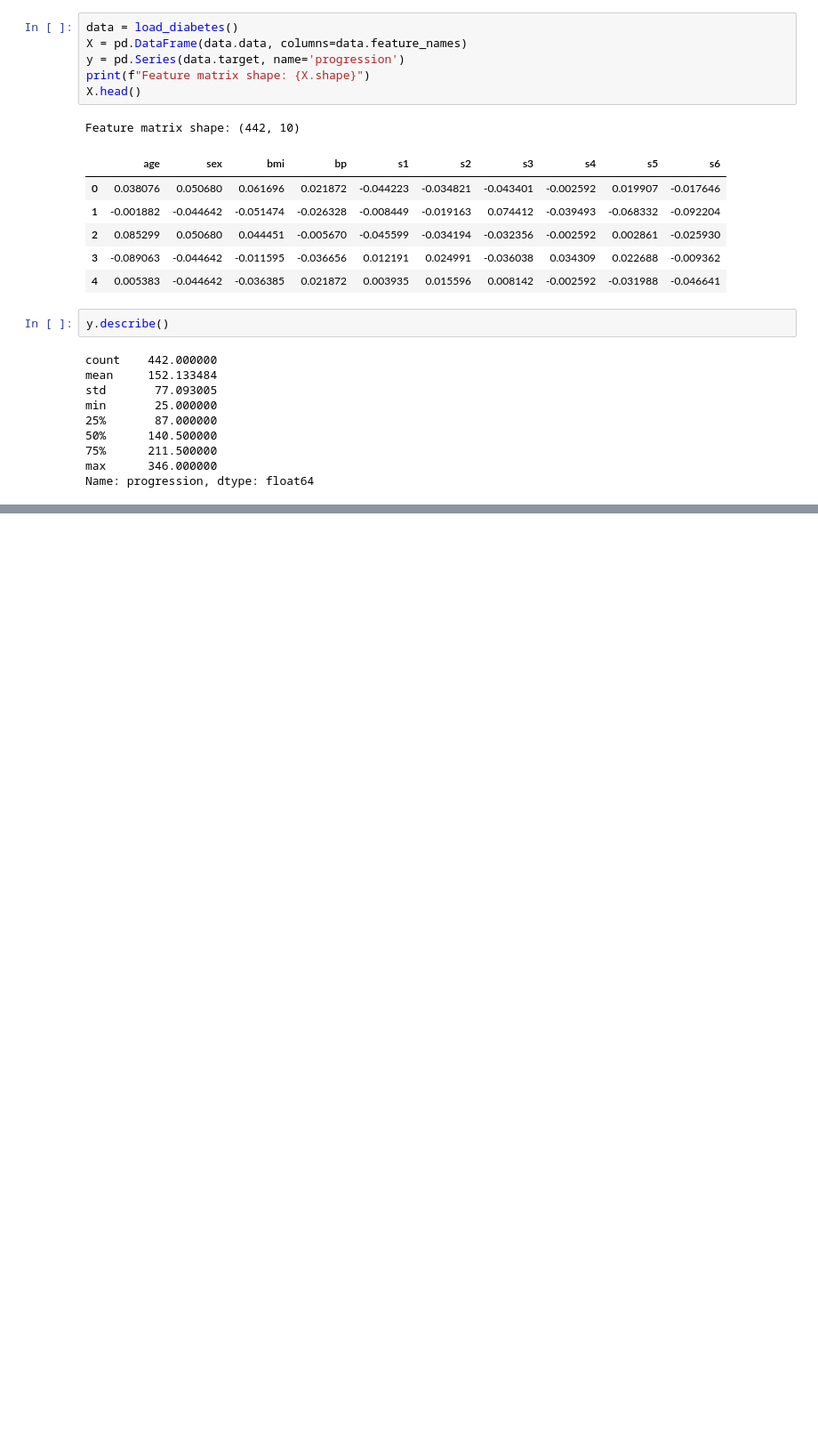
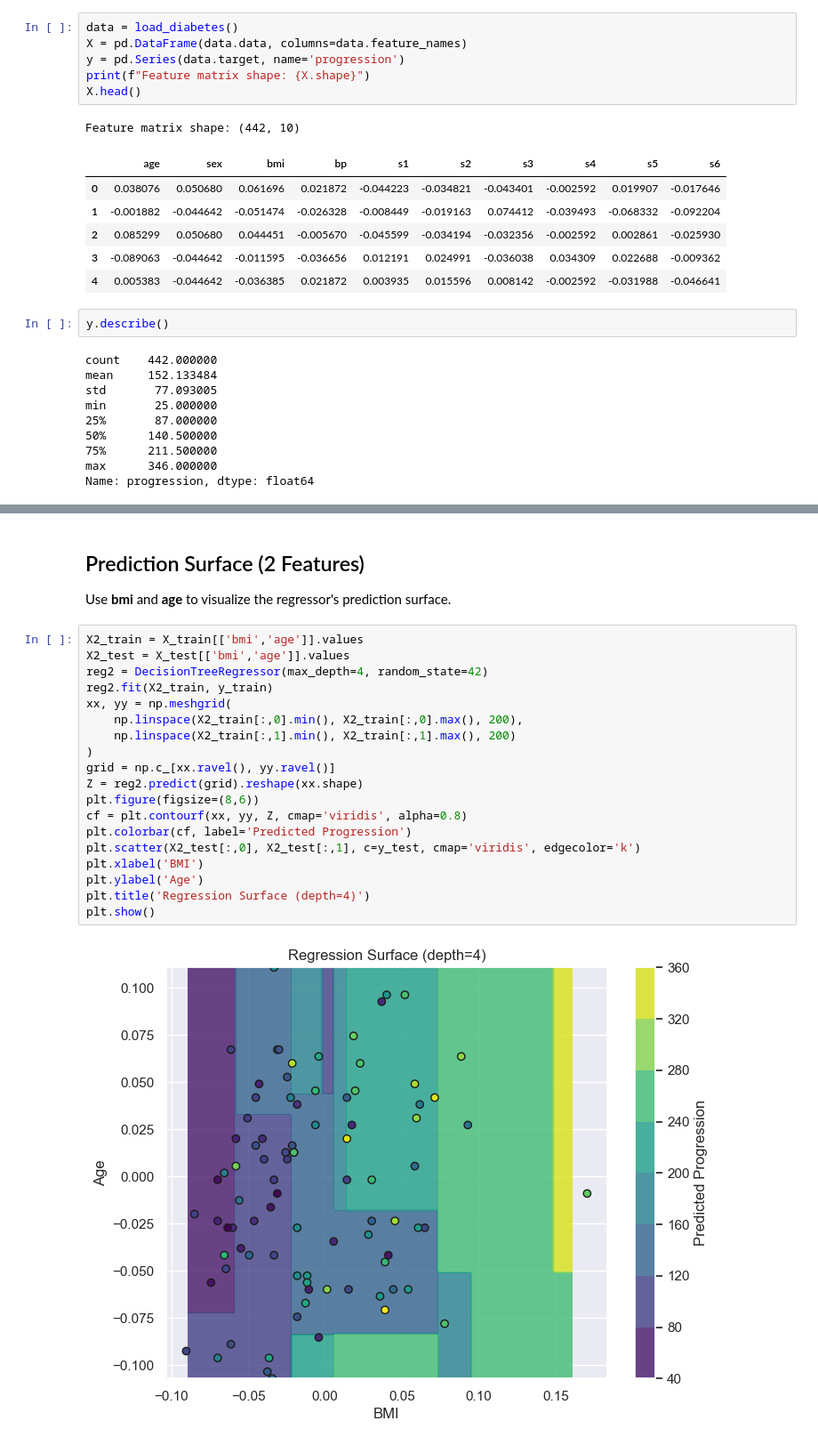
Before and after one commit to t0dd26/CMOR438-Spring-2025, a Jupyter notebook: Supervised ML/Regression/DecisionTreeRegression.ipynb, the cells around one changed output, grey strips where cells are left out. Shown at 89% size. Saved outputs shown, nothing was run; the diff lists cells and outputs as text; blank space fills up the shorter version.

```diff
--- a/Supervised ML/Regression/DecisionTreeRegression.ipynb
+++ b/Supervised ML/Regression/DecisionTreeRegression.ipynb
@@ -50,0 +96,24 @@ Name: progression, dtype: float64
+# %% [markdown]
+## Prediction Surface (2 Features)
+Use **bmi** and **age** to visualize the regressor's prediction surface.
+# %%
+X2_train = X_train[['bmi','age']].values
+X2_test = X_test[['bmi','age']].values
+reg2 = DecisionTreeRegressor(max_depth=4, random_state=42)
+reg2.fit(X2_train, y_train)
+xx, yy = np.meshgrid(
+    np.linspace(X2_train[:,0].min(), X2_train[:,0].max(), 200),
+    np.linspace(X2_train[:,1].min(), X2_train[:,1].max(), 200)
+)
+grid = np.c_[xx.ravel(), yy.ravel()]
+Z = reg2.predict(grid).reshape(xx.shape)
+plt.figure(figsize=(8,6))
+cf = plt.contourf(xx, yy, Z, cmap='viridis', alpha=0.8)
+plt.colorbar(cf, label='Predicted Progression')
+plt.scatter(X2_test[:,0], X2_test[:,1], c=y_test, cmap='viridis', edgecolor='k')
+plt.xlabel('BMI')
+plt.ylabel('Age')
+plt.title('Regression Surface (depth=4)')
+plt.show()
+# %% [output]
+[figure, added]
```
Also changed, not shown: parts of 8 cells of this notebook.
